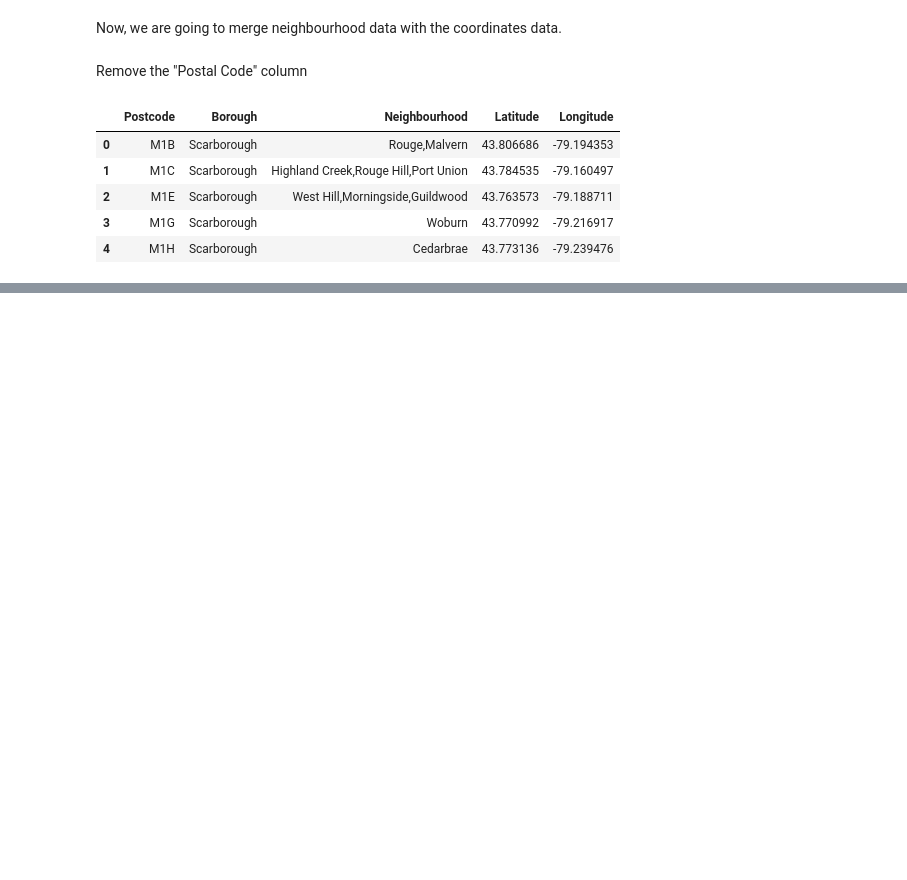
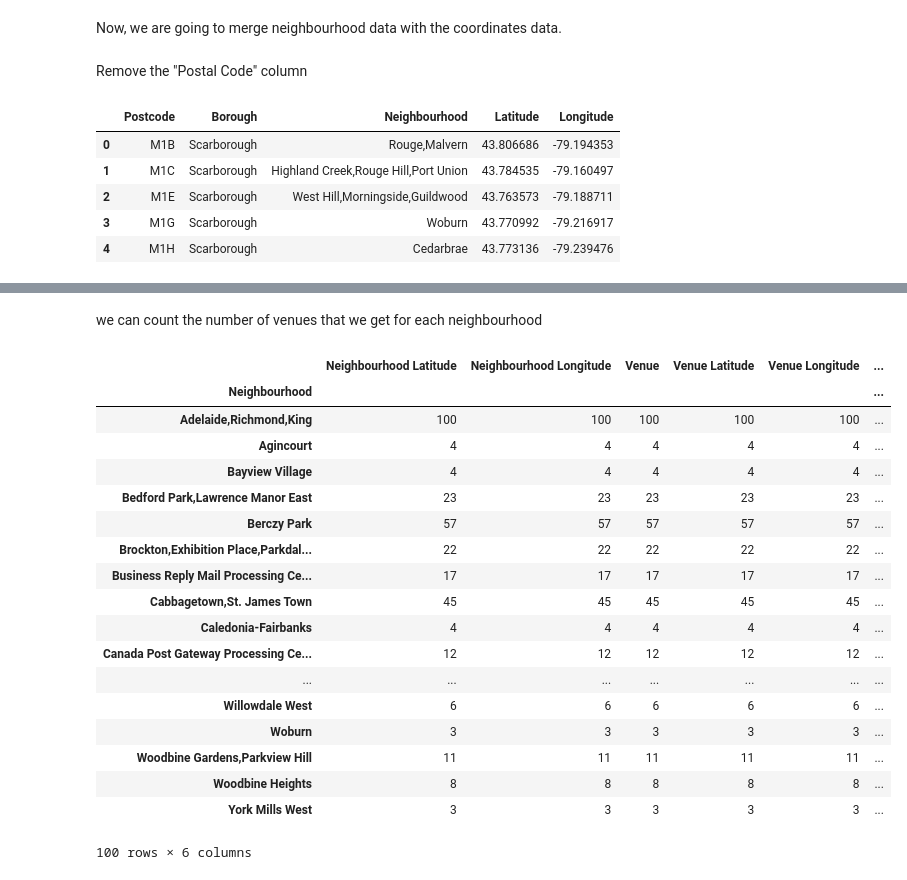
Before and after one commit to ekrembakay/Coursera_Capstone, a Jupyter notebook: Neighborhoods in Toronto.ipynb, the cells around one changed output, grey strips where cells are left out. Cells and saved outputs as stored; diff of their text form; code cells hidden in the pictures; blank space fills up the shorter version.

```diff
--- a/Neighborhoods in Toronto.ipynb
+++ b/Neighborhoods in Toronto.ipynb
@@ -107,0 +141,3 @@ df_merged.head()
+# %%
+toronto = folium.Map(location=[latitude, longitude], zoom_start=11)
+toronto
@@ -107,0 +148,15 @@ df_merged.head()
+# %%
+for lat, lng, borough, neighbourhood in zip(df_merged['Latitude'], df_merged['Longitude'], df_merged['Borough'], df_merged['Neighbourhood']):
+    label = '{}, {}'.format(neighbourhood, borough)
+    label = folium.Popup(label, parse_html=True)
+    folium.CircleMarker(
+        [lat, lng],
+        radius=5,
+        popup=label,
+        color='blue',
+        fill=True,
+        fill_color='#3186cc',
+        fill_opacity=0.7,
+        parse_html=False).add_to(toronto)
+
+toronto
@@ -107,0 +169,8 @@ df_merged.head()
+# %%
+CLIENT_ID = 'SM2L4AIYSSXMDKJ3YDQV0A0YKD2UGPA1I2PVG13ZQTD0PYJ2' # your Foursquare ID
+CLIENT_SECRET = 'SN0TNC1MJ00LNJBIHQMLYSNOZ1ZZ1ZR1EWYWVGDMPLHTLBMI' # your Foursquare Secret
+VERSION = '20190310' # Foursquare API version
+
+print('Your credentails:')
+print('CLIENT_ID: ' + CLIENT_ID)
+print('CLIENT_SECRET:' + CLIENT_SECRET)
@@ -107,0 +231,5 @@ df_merged.head()
+# %%
+toronto_venues = getVenues(names=df_merged['Neighbourhood'],
+                                   latitudes=df_merged['Latitude'],
+                                   longitudes=df_merged['Longitude']
+                                  )
@@ -107,0 +247,24 @@ df_merged.head()
+# %% [markdown]
+we can count the number of venues that we get for each neighbourhood
+# %%
+toronto_venues.groupby('Neighbourhood').count()
+# %% [output]
+|  | Neighbourhood Latitude | Neighbourhood Longitude | Venue | Venue Latitude | Venue Longitude | ... |
+| Neighbourhood |  |  |  |  |  | ... |
+| Adelaide,Richmond,King | 100 | 100 | 100 | 100 | 100 | ... |
+| Agincourt | 4 | 4 | 4 | 4 | 4 | ... |
+| Bayview Village | 4 | 4 | 4 | 4 | 4 | ... |
+| Bedford Park,Lawrence Manor East | 23 | 23 | 23 | 23 | 23 | ... |
+| Berczy Park | 57 | 57 | 57 | 57 | 57 | ... |
+| Brockton,Exhibition Place,Parkdal... | 22 | 22 | 22 | 22 | 22 | ... |
+| Business Reply Mail Processing Ce... | 17 | 17 | 17 | 17 | 17 | ... |
+| Cabbagetown,St. James Town | 45 | 45 | 45 | 45 | 45 | ... |
+| Caledonia-Fairbanks | 4 | 4 | 4 | 4 | 4 | ... |
+| Canada Post Gateway Processing Ce... | 12 | 12 | 12 | 12 | 12 | ... |
+| ... | ... | ... | ... | ... | ... | ... |
+| Willowdale West | 6 | 6 | 6 | 6 | 6 | ... |
+| Woburn | 3 | 3 | 3 | 3 | 3 | ... |
+| Woodbine Gardens,Parkview Hill | 11 | 11 | 11 | 11 | 11 | ... |
+| Woodbine Heights | 8 | 8 | 8 | 8 | 8 | ... |
+| York Mills West | 3 | 3 | 3 | 3 | 3 | ... |
+100 rows × 6 columns
```
Also changed, not shown: parts of 36 cells of this notebook.
